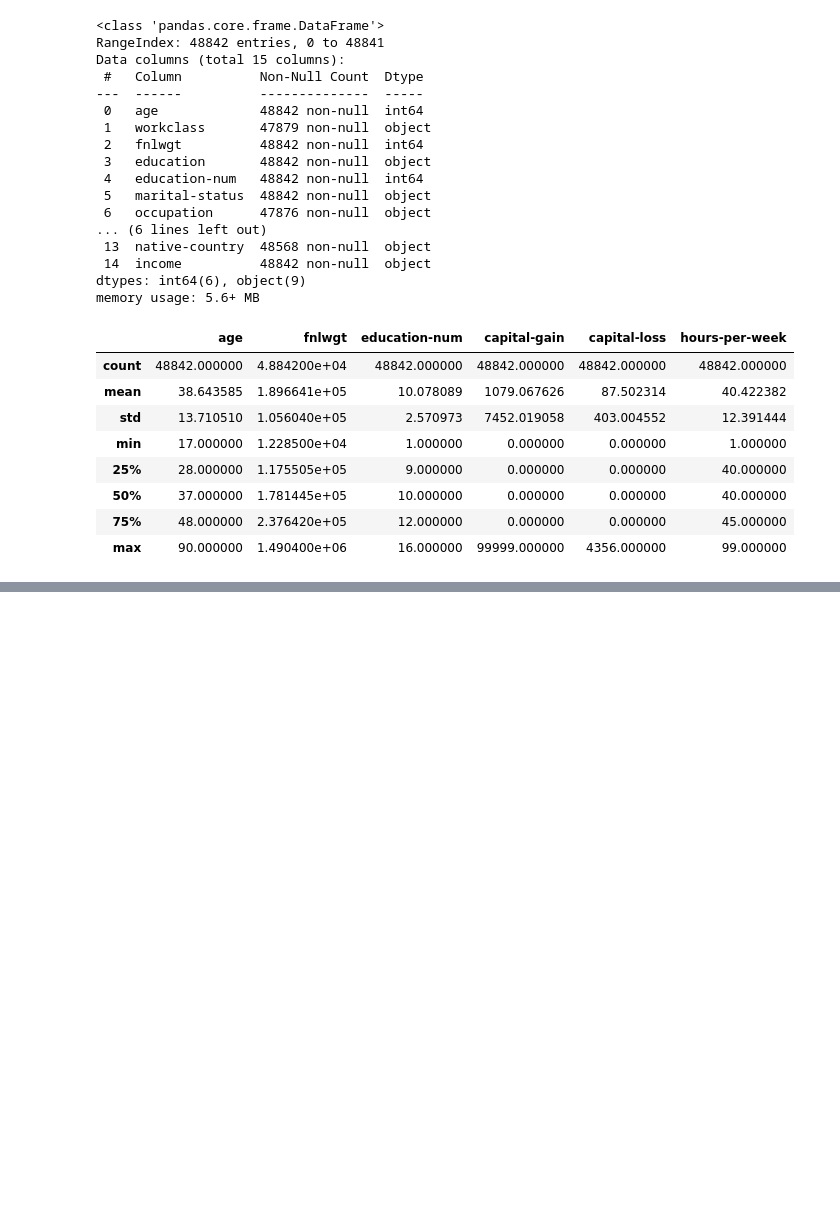
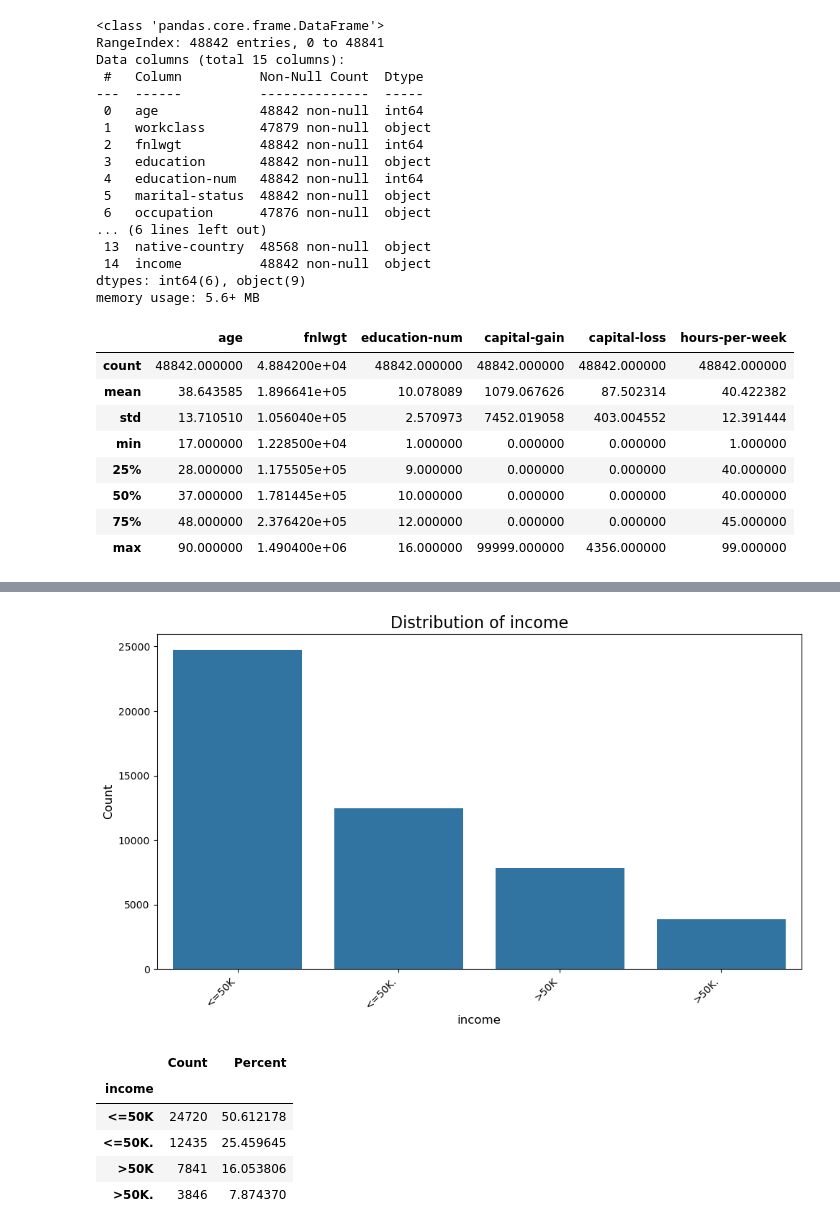
Before and after one commit to caitpj/d100_d400_income_predict, a Jupyter notebook: eda_cleaning.ipynb, the cells around one changed output, grey strips where cells are left out. Cells and saved outputs as stored; diff of their text form; code cells hidden in the pictures; blank space fills up the shorter version.

```diff
--- a/eda_cleaning.ipynb
+++ b/eda_cleaning.ipynb
@@ -109,0 +97,11 @@ Name: count, dtype: int64
+# %%
+#2. What is the distribution of the target variable?
+preprocessing.get_target_distribution(df_raw, 'income')
+# %% [output]
+[figure, added]
+|  | Count | Percent |
+| income |  |  |
+| <=50K | 24720 | 50.612178 |
+| <=50K. | 12435 | 25.459645 |
+| >50K | 7841 | 16.053806 |
+| >50K. | 3846 | 7.874370 |
```
Also changed, not shown: parts of 10 cells of this notebook, 7 other files.
